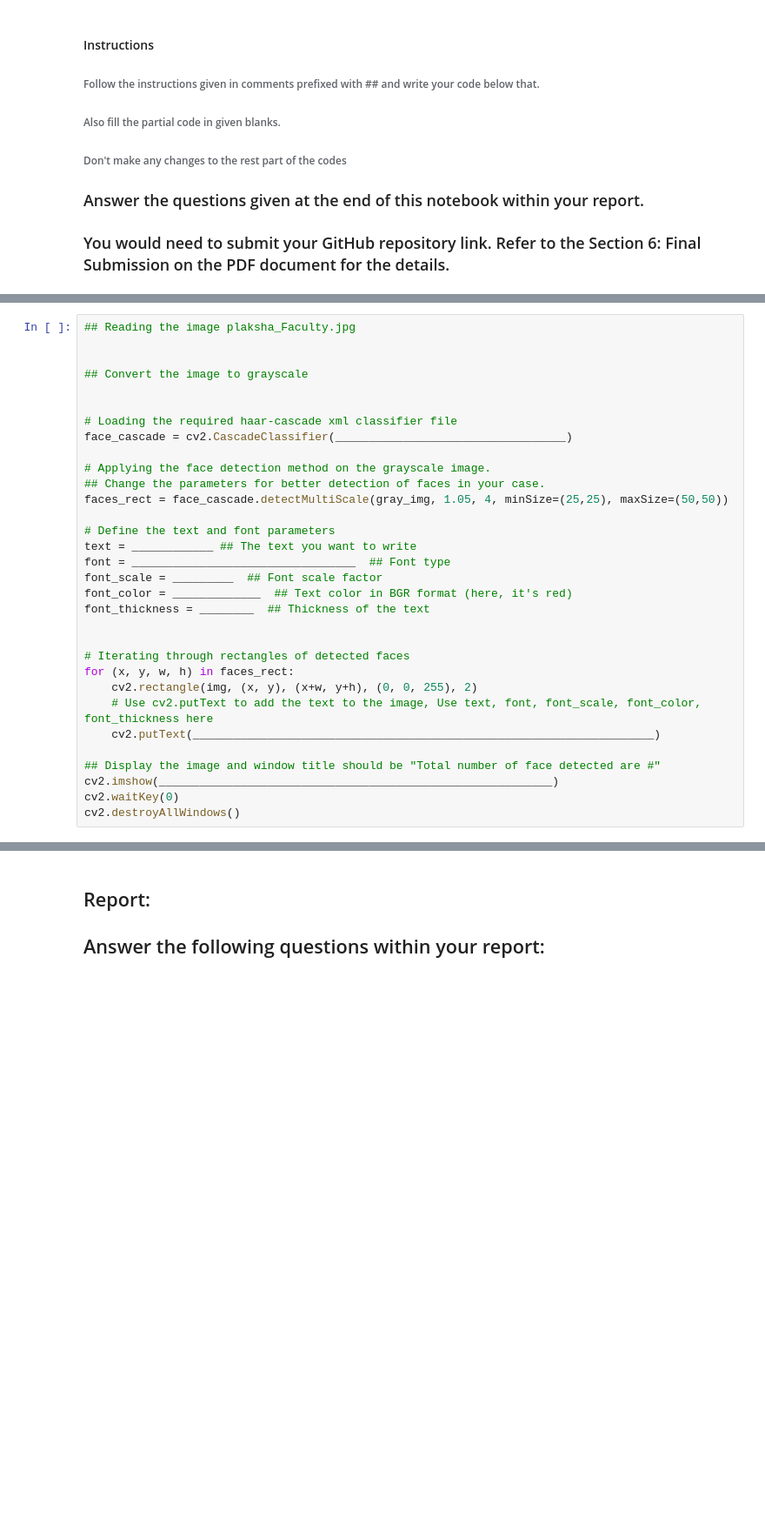
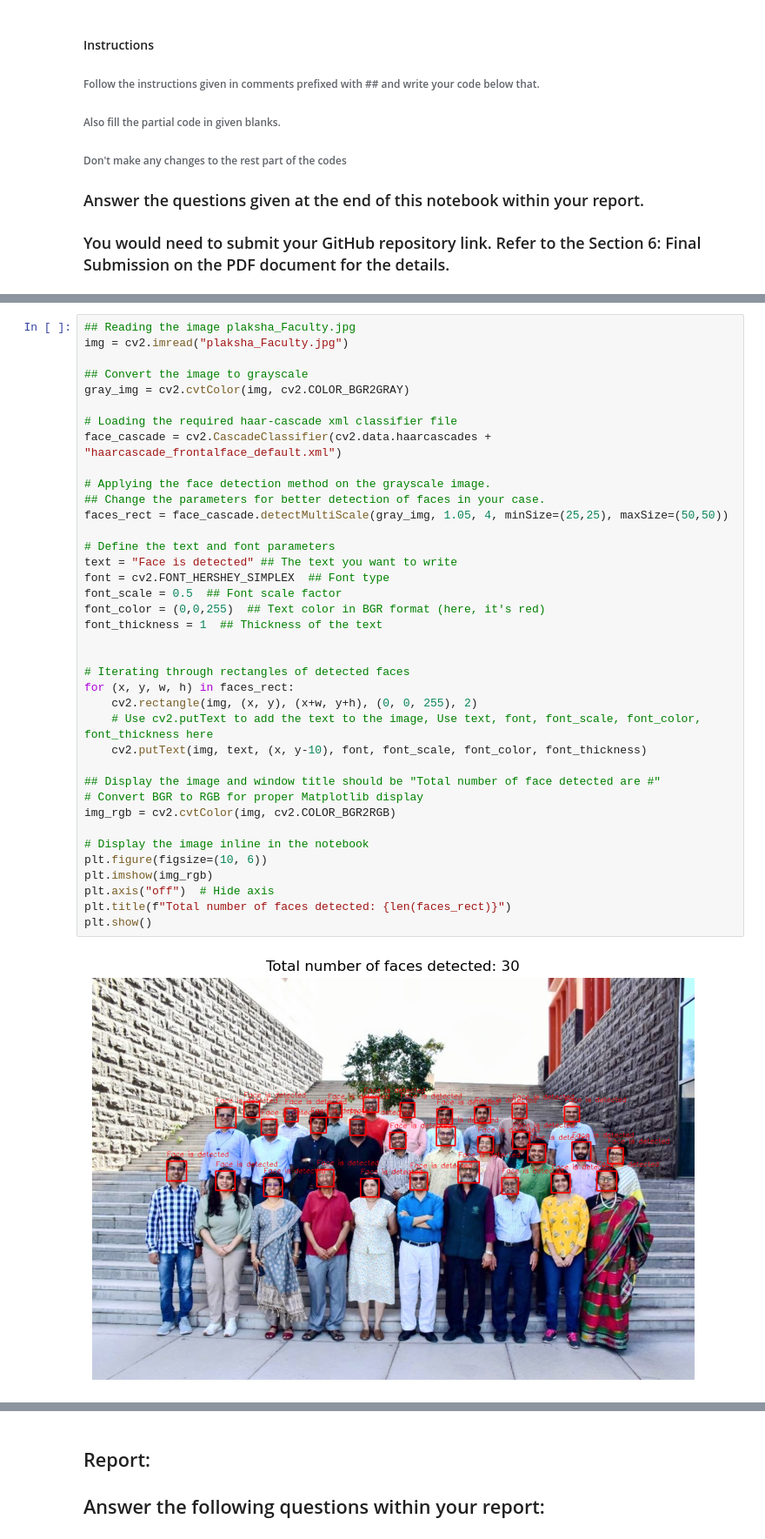
Before and after one commit to raghavsarna/mlpr_lab5_distance_classification, a Jupyter notebook: Lab 5-Spring 2025 (1).ipynb, the cells around one changed output, grey strips where cells are left out. Shown at 87% size. Cells and saved outputs as stored; diff of their text form; blank space fills up the shorter version.

```diff
--- a/Lab 5-Spring 2025 (1).ipynb
+++ b/Lab 5-Spring 2025 (1).ipynb
@@ -20,35 +19,43 @@ from matplotlib.offsetbox import OffsetImage, AnnotationBbox
 # %%
 ## Reading the image plaksha_Faculty.jpg
-
+img = cv2.imread("plaksha_Faculty.jpg")
 
 ## Convert the image to grayscale
-
+gray_img = cv2.cvtColor(img, cv2.COLOR_BGR2GRAY)
 
 # Loading the required haar-cascade xml classifier file
-face_cascade = cv2.CascadeClassifier(__________________________________)
+face_cascade = cv2.CascadeClassifier(cv2.data.haarcascades + "haarcascade_frontalface_default.xml")
 
 # Applying the face detection method on the grayscale image.
 ## Change the parameters for better detection of faces in your case.
 faces_rect = face_cascade.detectMultiScale(gray_img, 1.05, 4, minSize=(25,25), maxSize=(50,50))
 
 # Define the text and font parameters
-text = ____________ ## The text you want to write
-font = _________________________________  ## Font type
-font_scale = _________  ## Font scale factor
-font_color = _____________  ## Text color in BGR format (here, it's red)
-font_thickness = ________  ## Thickness of the text
+text = "Face is detected" ## The text you want to write
+font = cv2.FONT_HERSHEY_SIMPLEX  ## Font type
+font_scale = 0.5  ## Font scale factor
+font_color = (0,0,255)  ## Text color in BGR format (here, it's red)
+font_thickness = 1  ## Thickness of the text
 
 
 # Iterating through rectangles of detected faces
 for (x, y, w, h) in faces_rect:
     cv2.rectangle(img, (x, y), (x+w, y+h), (0, 0, 255), 2)
     # Use cv2.putText to add the text to the image, Use text, font, font_scale, font_color, font_thickness here
-    cv2.putText(____________________________________________________________________)
+    cv2.putText(img, text, (x, y-10), font, font_scale, font_color, font_thickness)
 
 ## Display the image and window title should be "Total number of face detected are #"
-cv2.imshow(__________________________________________________________)
-cv2.waitKey(0)
-cv2.destroyAllWindows()
+# Convert BGR to RGB for proper Matplotlib display
+img_rgb = cv2.cvtColor(img, cv2.COLOR_BGR2RGB)
+
+# Display the image inline in the notebook
+plt.figure(figsize=(10, 6))
+plt.imshow(img_rgb)
+plt.axis("off")  # Hide axis
+plt.title(f"Total number of faces detected: {len(faces_rect)}")
+plt.show()
+# %% [output]
+[figure, added]
 # %%
 
 from matplotlib.offsetbox import OffsetImage, AnnotationBbox
```
Also changed, not shown: parts of 6 cells of this notebook, 2 other files.
